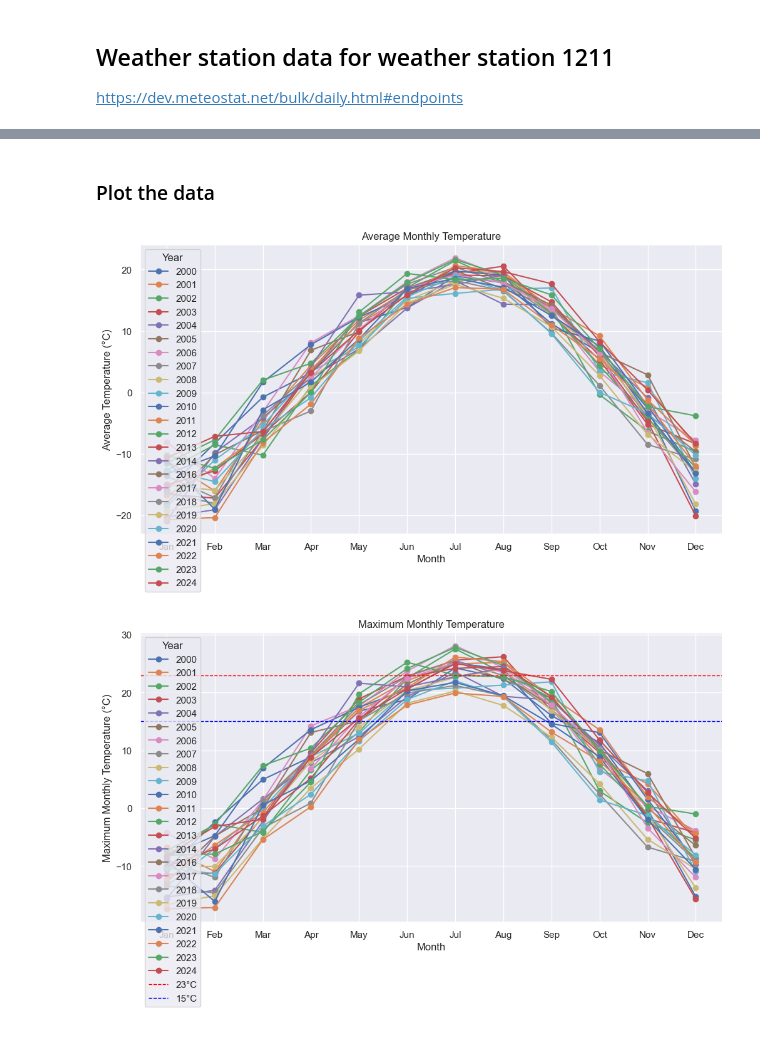
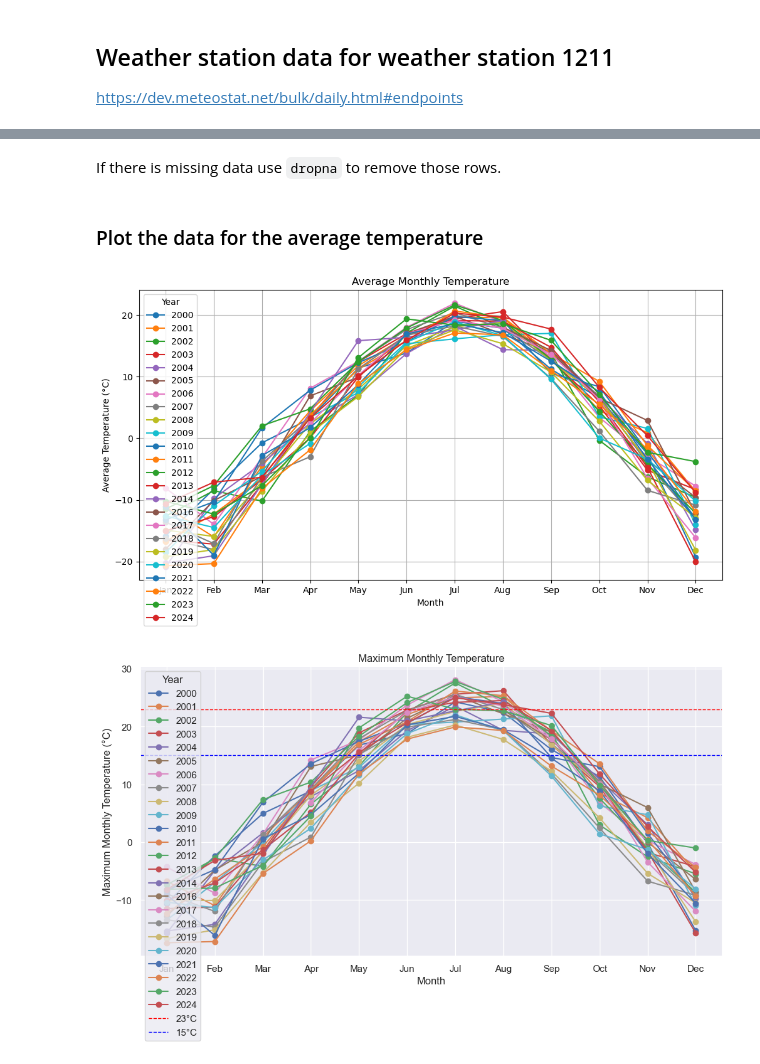
Before and after one commit to kknb1982/pfda, a Jupyter notebook: mywork/projectdrafts/Project-Copy1.ipynb, the cells around one changed output, grey strips where cells are left out. Saved outputs shown, nothing was run; the diff lists cells and outputs as text; code cells hidden in the pictures.

```diff
--- a/mywork/projectdrafts/Project-Copy1.ipynb
+++ b/mywork/projectdrafts/Project-Copy1.ipynb
@@ -159,5 +151,5 @@ for station in listofstations:
     data = gzip.GzipFile(fileobj=BytesIO(response.content))
 
     # Read in the CSV file
-    df = pd.read_csv(data, usecols=[0,1,2,3],names =[date, tavg, tmin, tmax], parse_dates =['Date'])
+    df = pd.read_csv(data, usecols=[0,1,2,3],names =['Date', 'tavg', 'tmin', 'tmax'], parse_dates =['Date'])
 # %% [output]
@@ -234,51 +200,30 @@ print(monthly_avg)
+# %% [markdown]
+If there is missing data use `dropna` to remove those rows.
 # %% [markdown]
-### Plot the data
+### Plot the data for the average temperature
 # %%
-import pandas as pd
-import matplotlib.pyplot as plt
-import requests
-import gzip
-from io import BytesIO
-
-# Step 1: Download and load the data file
-url = "https://bulk.meteostat.net/v2/daily/0CNUO.csv.gz"
-response = requests.get(url)
-response.raise_for_status()  # Ensure the request was successful
-
-# Decompress the gzip file
-data = gzip.GzipFile(fileobj=BytesIO(response.content))
-
-# Step 2: Load the first four columns of the CSV into a pandas DataFrame
-columns_to_use = ["date", "tavg", "tmin", "tmax"]
-df = pd.read_csv(data, usecols=[0,1,2,3], names=columns_to_use, parse_dates=["date"])
-
-# Ensure the "date" column is datetime
-df["date"] = pd.to_datetime(df["date"])
-df["year"] = df["date"].dt.year
-df["month"] = df["date"].dt.month
-
 # Step 3: Group by year and month, then calculate the average temperature for each month
 df = df.dropna(subset=["tavg"])  # Remove rows with missing average temperature
 monthly_avg = df.groupby(["year", "month"])["tavg"].mean().reset_index()
 
 # Step 4: Plot the data
 plt.figure(figsize=(12, 6))
 years = monthly_avg["year"].unique()
 
 for year in years:
     year_data = monthly_avg[monthly_avg["year"] == year]
     plt.plot(year_data["month"], year_data["tavg"], marker="o", label=str(year))
 
 
 plt.title("Average Monthly Temperature")
 plt.xlabel("Month")
 plt.ylabel("Average Temperature (°C)")
 plt.xticks(range(1, 13), ["Jan", "Feb", "Mar", "Apr", "May", "Jun", "Jul", "Aug", "Sep", "Oct", "Nov", "Dec"])
 plt.legend(title="Year", loc="upper left")
 plt.grid(True)
 plt.show()
 # %% [output]
-[figure, old version]
+[figure, new version]
 # %%
 # Step 3: Group by year and month, then calculate the average temperature for each month
 df = df.dropna(subset=["tmax"])  # Remove rows with missing average temperature
```
Also changed, not shown: parts of 11 cells of this notebook.
